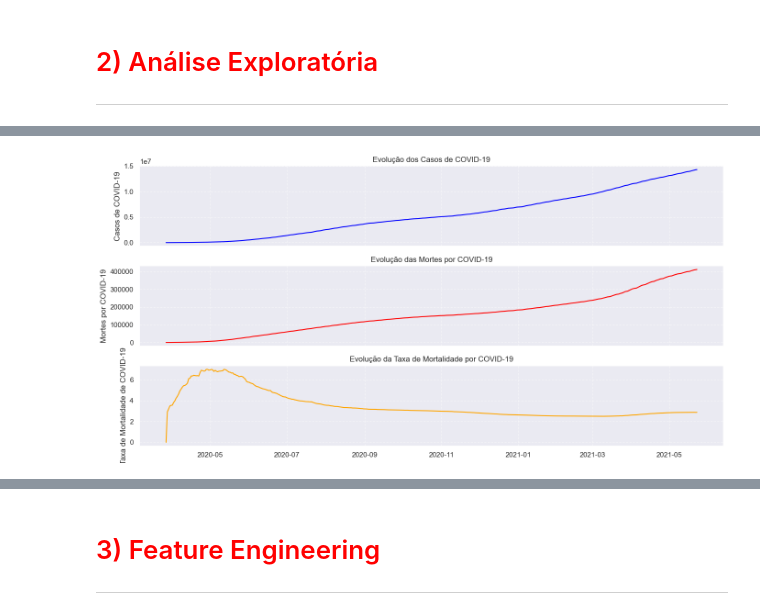
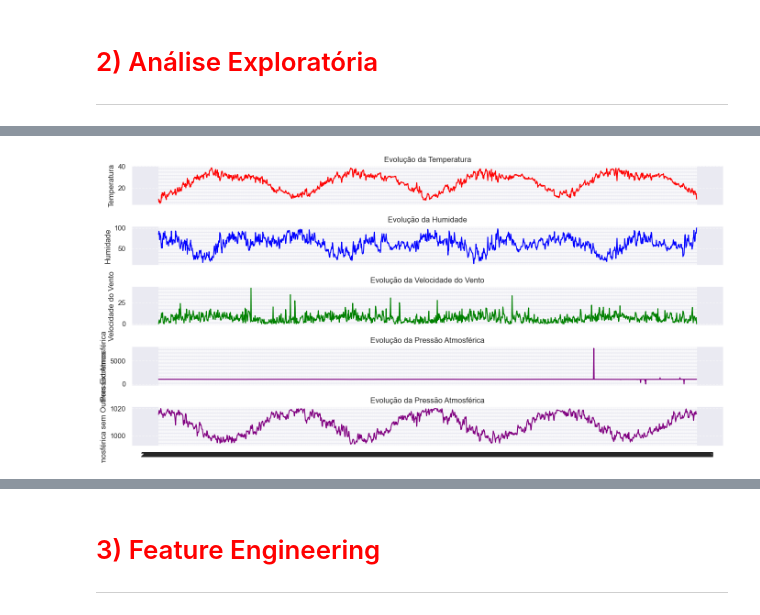
Before and after one commit to leonardovargas10/Modelo_Forecasting_Temperature-, a Jupyter notebook: Modelo_Forecasting.ipynb, the cells around one changed output, grey strips where cells are left out. Cells and saved outputs as stored; diff of their text form; code cells hidden in the pictures.

```diff
--- a/Modelo_Forecasting.ipynb
+++ b/Modelo_Forecasting.ipynb
@@ -205,3 +160,9 @@ df_raw = (
+# %%
+df_climate_train = pd.read_csv('./data/DailyDelhiClimateTrain.csv')
+#df_climate_train['date'] = pd.to_datetime(df_climate_train['date'])
+
+df_climate_test = pd.read_csv('./data/DailyDelhiClimateTest.csv')
+#df_climate_test['date'] = pd.to_datetime(df_climate_test['date'])
 # %% [markdown]
 # <font color='red' style='font-size: 40px;'> 2) Análise Exploratória </font>
 <hr style='border: 2px solid red;'>
@@ -364,31 +208,43 @@ plt.show()
 # %%
 # Criando a figura e os subplots
-fig, ax = plt.subplots(3, 1, figsize=(14, 7), sharex=True)  # 3 linhas, 1 coluna
+fig, ax = plt.subplots(5, 1, figsize=(14, 7), sharex=True)  # 4 linhas, 1 coluna
 
-# Gráfico de Casos
-ax[0].plot(df_raw_time_series['date'], df_raw_time_series['cases'], linestyle='-', color='blue')
-ax[0].set_ylabel("Casos de COVID-19")
-ax[0].set_title("Evolução dos Casos de COVID-19")
+# Gráfico de Temperatura
+ax[0].plot(df_climate_train['date'], df_climate_train['meantemp'], linestyle='-', color='red')
+ax[0].set_ylabel("Temperatura")
+ax[0].set_title("Evolução da Temperatura")
 ax[0].grid(True, linestyle="--", alpha=0.6)
 
-# Gráfico de Mortes
-ax[1].plot(df_raw_time_series['date'], df_raw_time_series['deaths'], linestyle='-', color='red')
-ax[1].set_ylabel("Mortes por COVID-19")
-ax[1].set_title("Evolução das Mortes por COVID-19")
+# Gráfico de Humidade
+ax[1].plot(df_climate_train['date'], df_climate_train['humidity'], linestyle='-', color='blue')
+ax[1].set_ylabel("Humidade")
+ax[1].set_title("Evolução da Humidade")
 ax[1].grid(True, linestyle="--", alpha=0.6)
 
 
-# Gráfico de Taxa de Mortes
-ax[2].plot(df_raw_time_series['date'], df_raw_time_series['tax_deaths_per_cases'], linestyle='-', color='orange')
-ax[2].set_ylabel("Taxa de Mortalidade de COVID-19")
-ax[2].set_title("Evolução da Taxa de Mortalidade por COVID-19")
+# Gráfico de Velocidade do Vento
+ax[2].plot(df_climate_train['date'], df_climate_train['wind_speed'], linestyle='-', color='green')
+ax[2].set_ylabel("Velocidade do Vento")
+ax[2].set_title("Evolução da Velocidade do Vento")
 ax[2].grid(True, linestyle="--", alpha=0.6)
+
+# Gráfico de Pressão Atmosférica
+ax[3].plot(df_climate_train['date'], df_climate_train['meanpressure'], linestyle='-', color='purple')
+ax[3].set_ylabel("Pressão Atmosférica")
+ax[3].set_title("Evolução da Pressão Atmosférica")
+ax[3].grid(True, linestyle="--", alpha=0.6)
+
+# Gráfico de Pressão Atmosférica sem Outliers Extremos
+ax[4].plot(df_climate_train.loc[df_climate_train['meanpressure'].between(994, 1020)]['date'], df_climate_train.loc[df_climate_train['meanpressure'].between(994, 1020)]['meanpressure'], linestyle='-', color='purple')
+ax[4].set_ylabel("Pressão Atmosférica sem Outliers Extremos")
+ax[4].set_title("Evolução da Pressão Atmosférica")
+ax[4].grid(True, linestyle="--", alpha=0.6)
 
 
 # Ajusta o layout para evitar sobreposição
 plt.tight_layout()
 
 # Exibir o gráfico
 plt.show()
 # %% [output]
-[figure, old version]
+[figure, new version]
```
Also changed, not shown: parts of 21 cells of this notebook, 1 other file.
